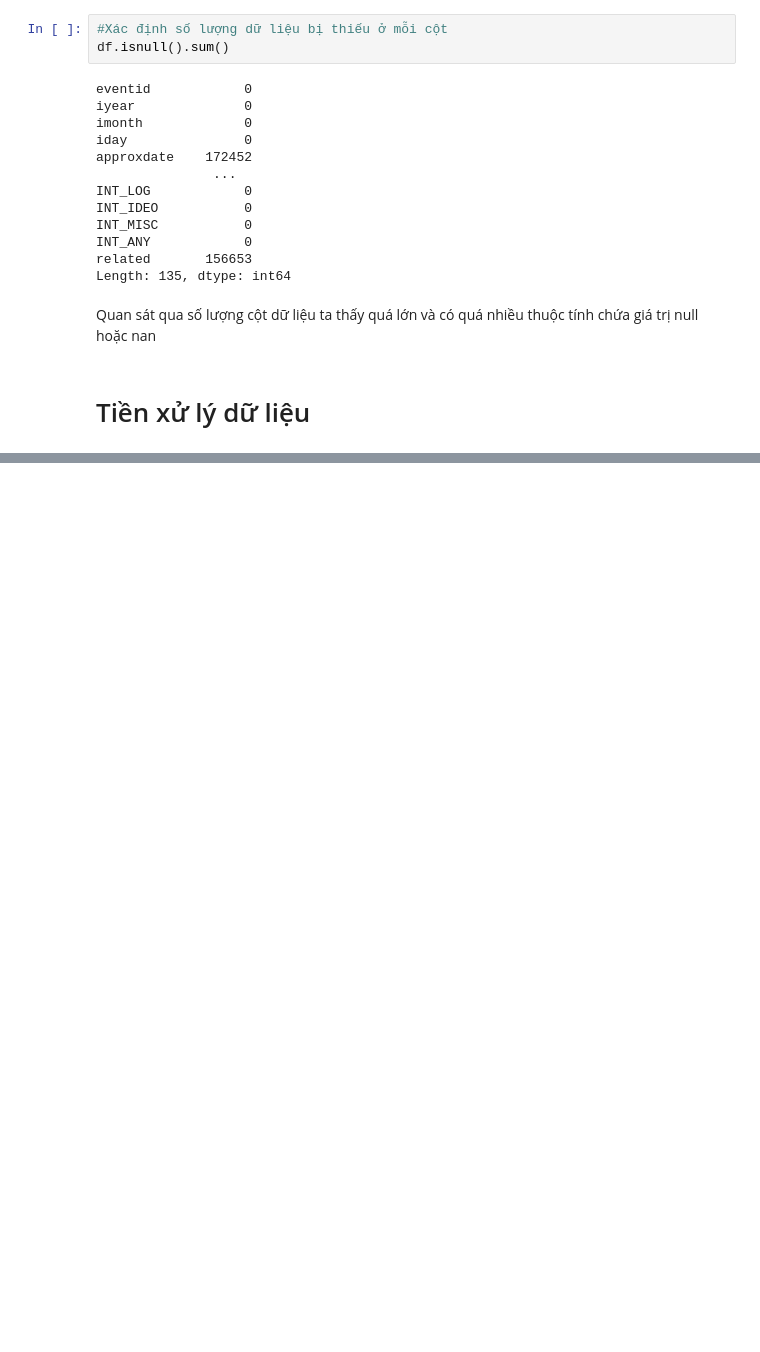
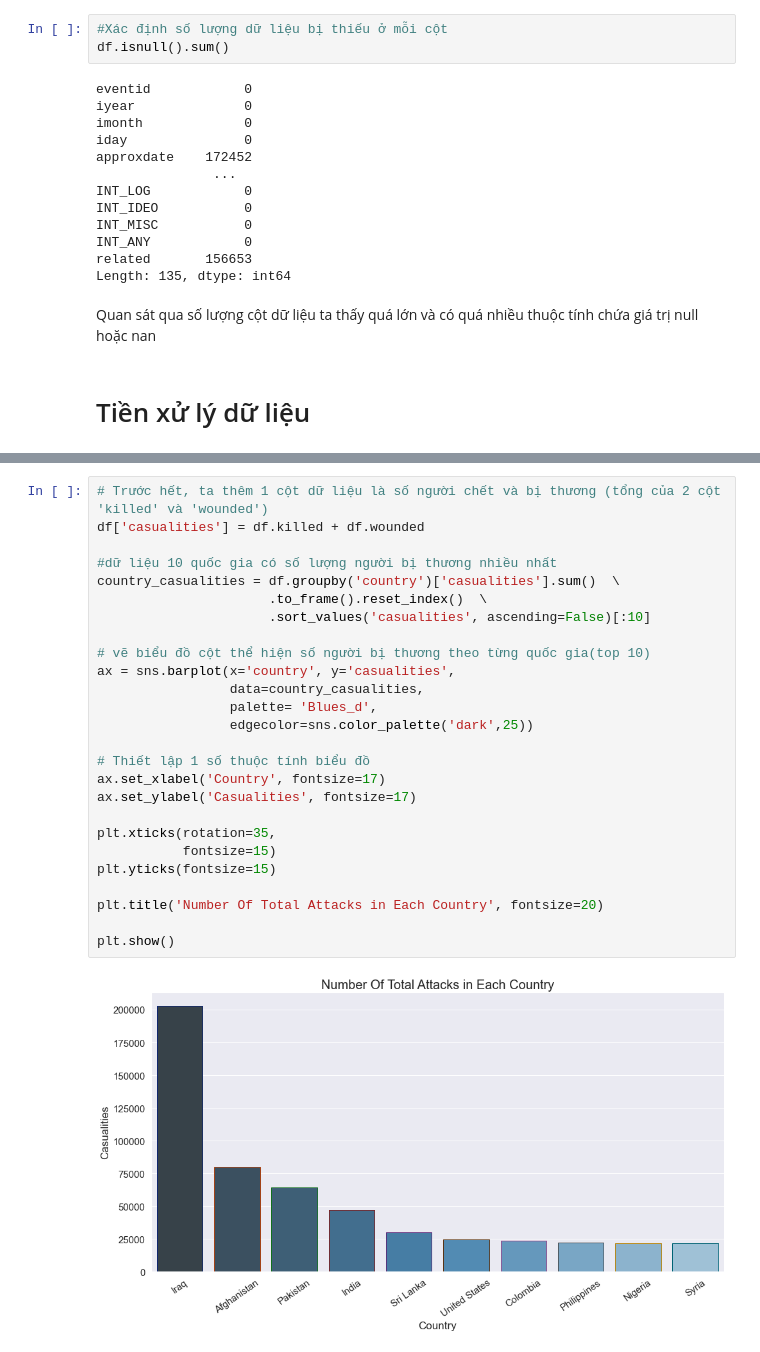
Before and after one commit to tuph-tech/LTKHDL-final, a Jupyter notebook: 1712861-PhanHuuTu.ipynb, the cells around one changed output, grey strips where cells are left out. Drawn from its saved outputs; the diff is of its cells as text; blank space fills up the shorter version.

```diff
--- a/1712861-PhanHuuTu.ipynb
+++ b/1712861-PhanHuuTu.ipynb
@@ -87,0 +289,28 @@ Quan sát qua số lượng cột dữ liệu ta thấy quá lớn và có quá
+# %%
+# Trước hết, ta thêm 1 cột dữ liệu là số người chết và bị thương (tổng của 2 cột 'killed' và 'wounded')
+df['casualities'] = df.killed + df.wounded
+
+#dữ liệu 10 quốc gia có số lượng người bị thương nhiều nhất
+country_casualities = df.groupby('country')['casualities'].sum()  \
+                      .to_frame().reset_index()  \
+                      .sort_values('casualities', ascending=False)[:10]
+
+# vẽ biểu đồ cột thể hiện số người bị thương theo từng quốc gia(top 10)
+ax = sns.barplot(x='country', y='casualities',
+                 data=country_casualities,
+                 palette= 'Blues_d',
+                 edgecolor=sns.color_palette('dark',25))
+
+# Thiết lập 1 số thuộc tính biểu đồ
+ax.set_xlabel('Country', fontsize=17)
+ax.set_ylabel('Casualities', fontsize=17)
+
+plt.xticks(rotation=35,
+           fontsize=15)
+plt.yticks(fontsize=15)
+
+plt.title('Number Of Total Attacks in Each Country', fontsize=20)
+
+plt.show()
+# %% [output]
+[figure, added]
```
Also changed, not shown: parts of 24 cells of this notebook.
